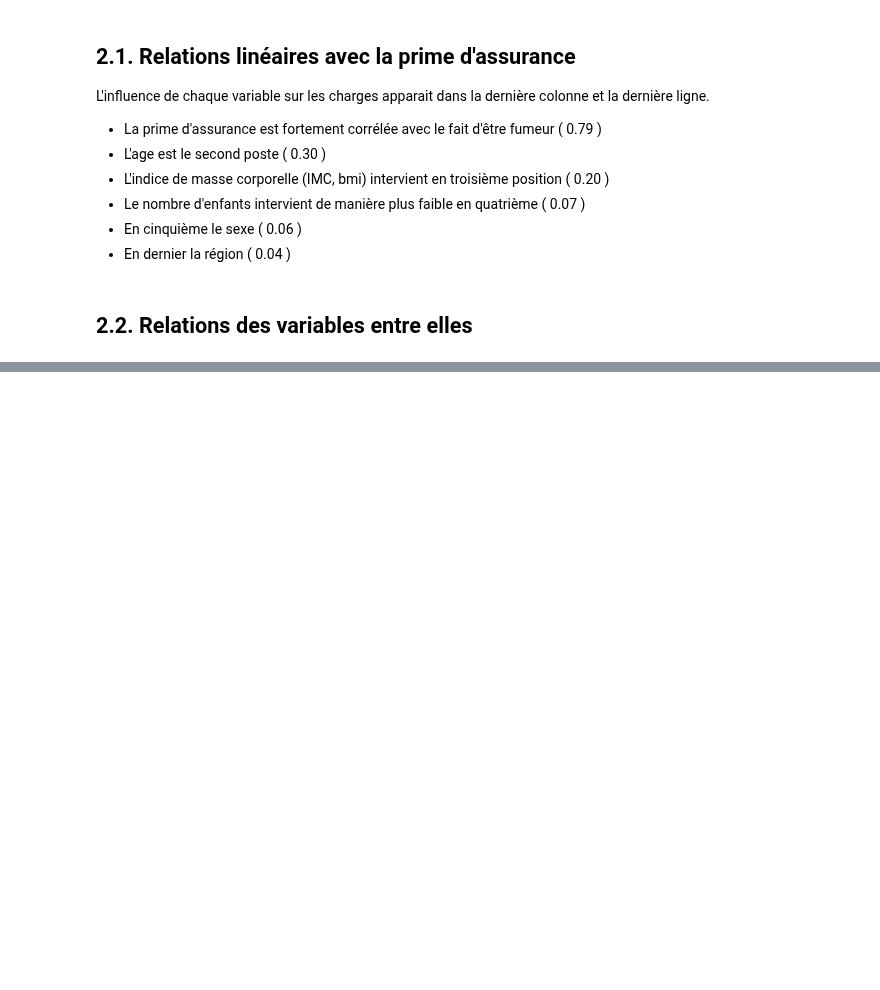
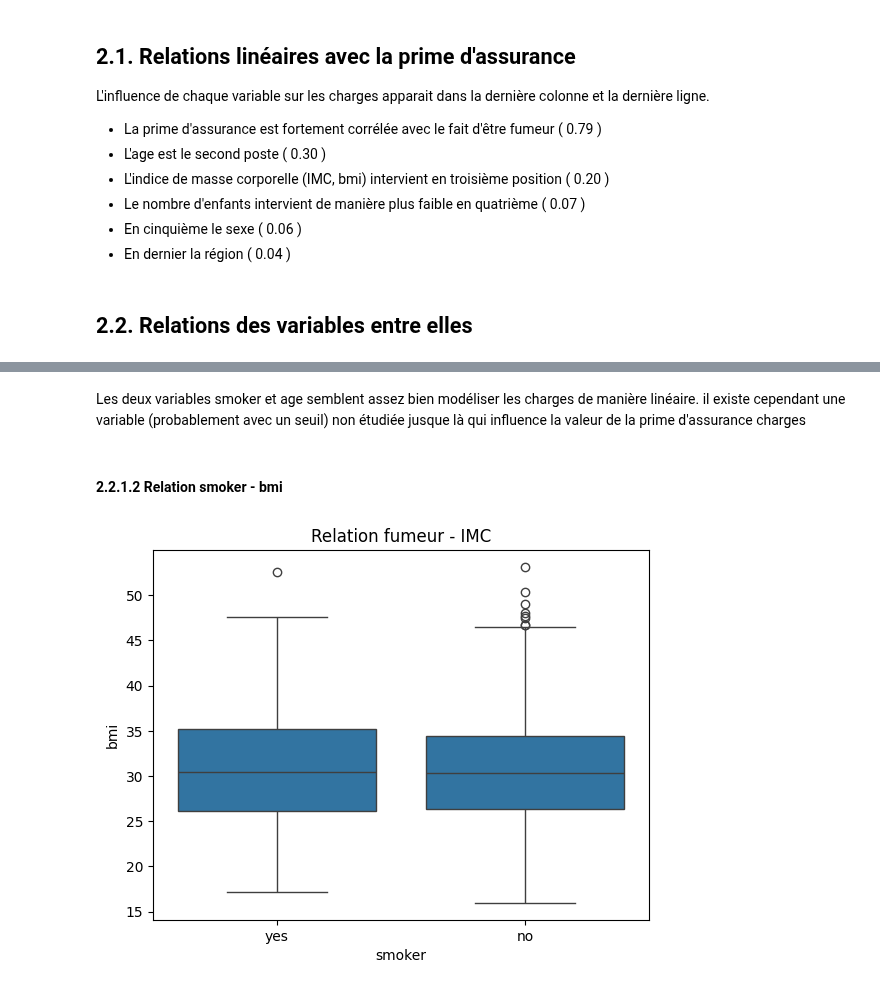
Before and after one commit to NicoCasso/Assur_aimant, a Jupyter notebook: analyse.ipynb, the cells around one changed output, grey strips where cells are left out. Drawn from its saved outputs; the diff is of its cells as text; code cells hidden in the pictures; blank space fills up the shorter version.

```diff
--- a/analyse.ipynb
+++ b/analyse.ipynb
@@ -208,0 +216,12 @@ Un seul croisement n'a pas été traité : region
+# %% [markdown]
+Les deux variables smoker et age semblent assez bien modéliser les charges de manière linéaire.
+il existe cependant une variable (probablement avec un seuil) non étudiée jusque là qui influence la valeur de la prime d'assurance charges
+# %% [markdown]
+#### 2.2.1.2 Relation smoker - bmi
+# %%
+#Colonne smoker
+sns.boxplot(x=df['smoker'], y=df['bmi'])
+plt.title("Relation fumeur - IMC")
+plt.show()
+# %% [output]
+[figure, added]
```
Also changed, not shown: parts of 16 cells of this notebook.
